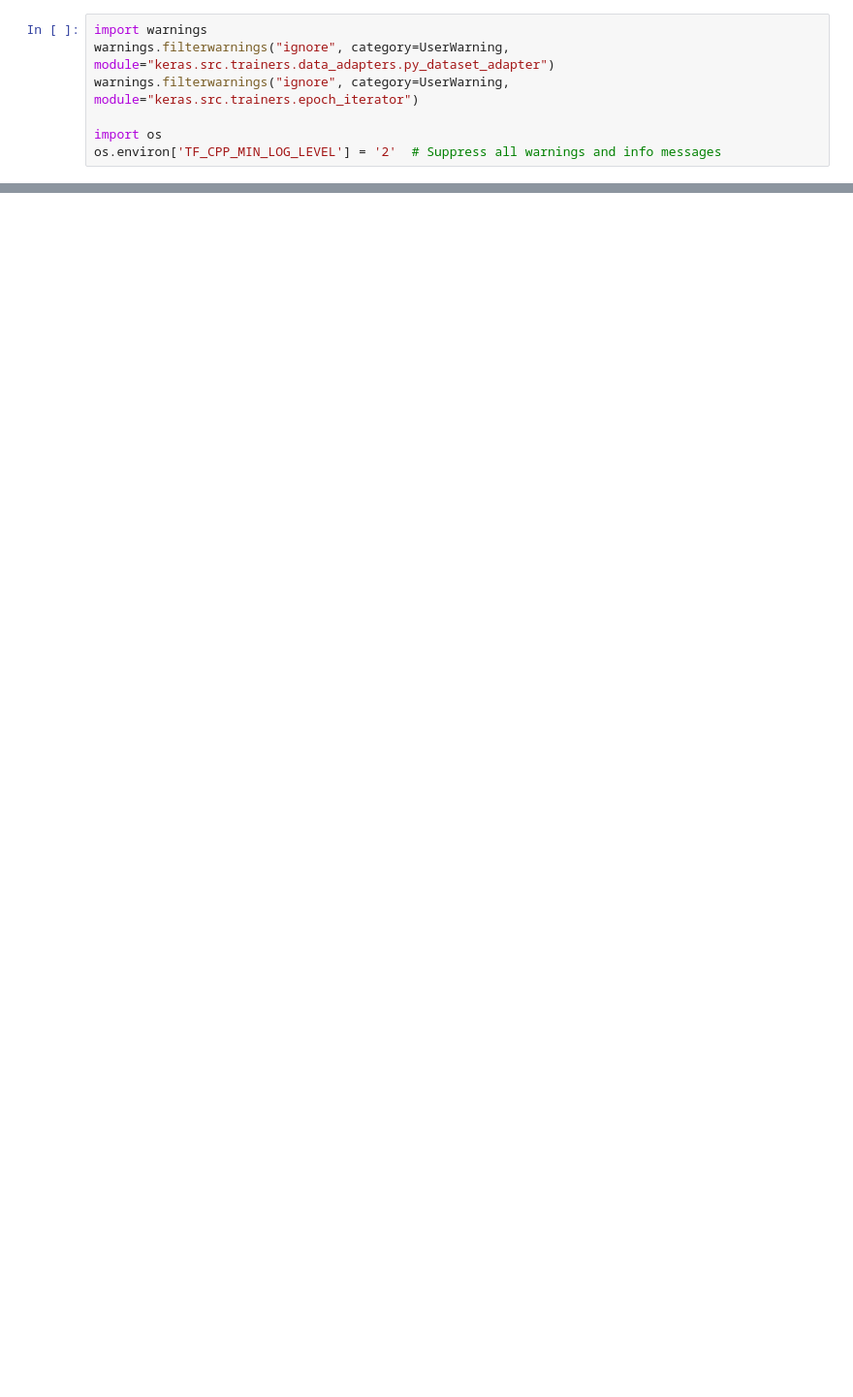
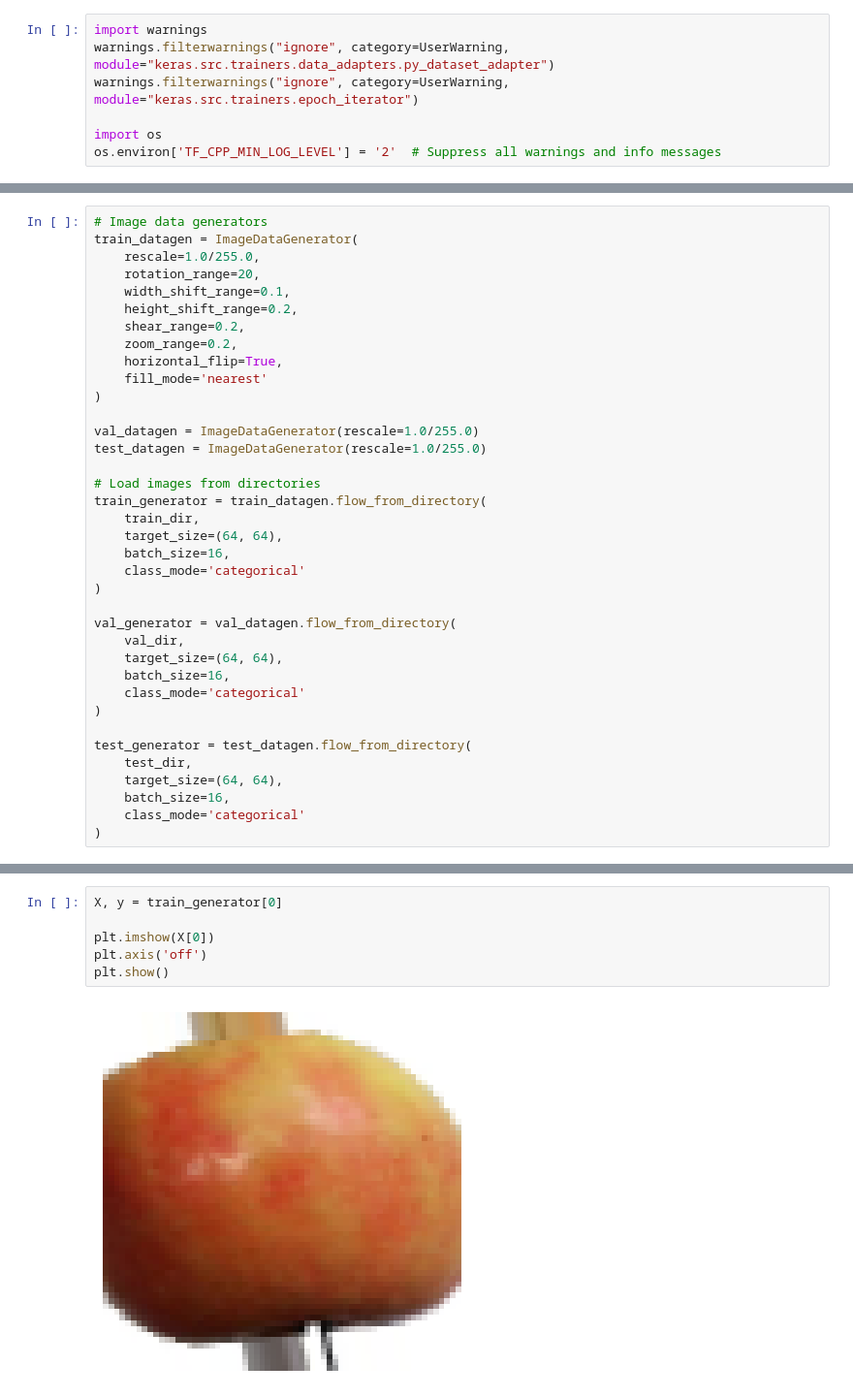
Before and after one commit to Rolo3650/Coursera, a Jupyter notebook: DLWKT/M007/PPFCUTL.ipynb, the cells around one changed output, grey strips where cells are left out. Shown at 97% size. Saved outputs shown, nothing was run; the diff lists cells and outputs as text; blank space fills up the shorter version.

```diff
--- a/DLWKT/M007/PPFCUTL.ipynb
+++ b/DLWKT/M007/PPFCUTL.ipynb
@@ -64,0 +76,37 @@ KeyboardInterrupt:
+# %%
+# Image data generators
+train_datagen = ImageDataGenerator(
+    rescale=1.0/255.0,
+    rotation_range=20,
+    width_shift_range=0.1,
+    height_shift_range=0.2,
+    shear_range=0.2,
+    zoom_range=0.2,
+    horizontal_flip=True,
+    fill_mode='nearest'
+)
+
+val_datagen = ImageDataGenerator(rescale=1.0/255.0)
+test_datagen = ImageDataGenerator(rescale=1.0/255.0)
+
+# Load images from directories
+train_generator = train_datagen.flow_from_directory(
+    train_dir,
+    target_size=(64, 64),
+    batch_size=16,
+    class_mode='categorical'
+)
+
+val_generator = val_datagen.flow_from_directory(
+    val_dir,
+    target_size=(64, 64),
+    batch_size=16,
+    class_mode='categorical'
+)
+
+test_generator = test_datagen.flow_from_directory(
+    test_dir,
+    target_size=(64, 64),
+    batch_size=16,
+    class_mode='categorical'
+)
@@ -64,0 +117,8 @@ KeyboardInterrupt:
+# %%
+X, y = train_generator[0]
+
+plt.imshow(X[0])
+plt.axis('off')
+plt.show()
+# %% [output]
+[figure, added]
```
Also changed, not shown: parts of 11 cells of this notebook, 3 other files.
